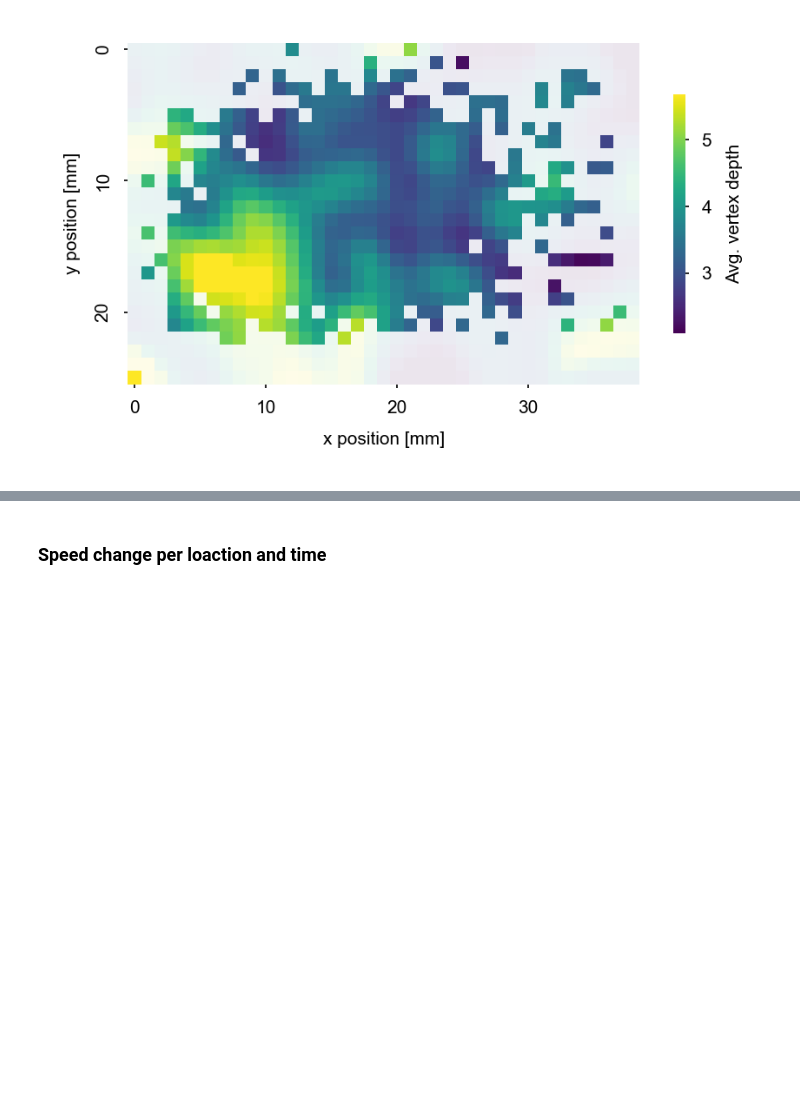
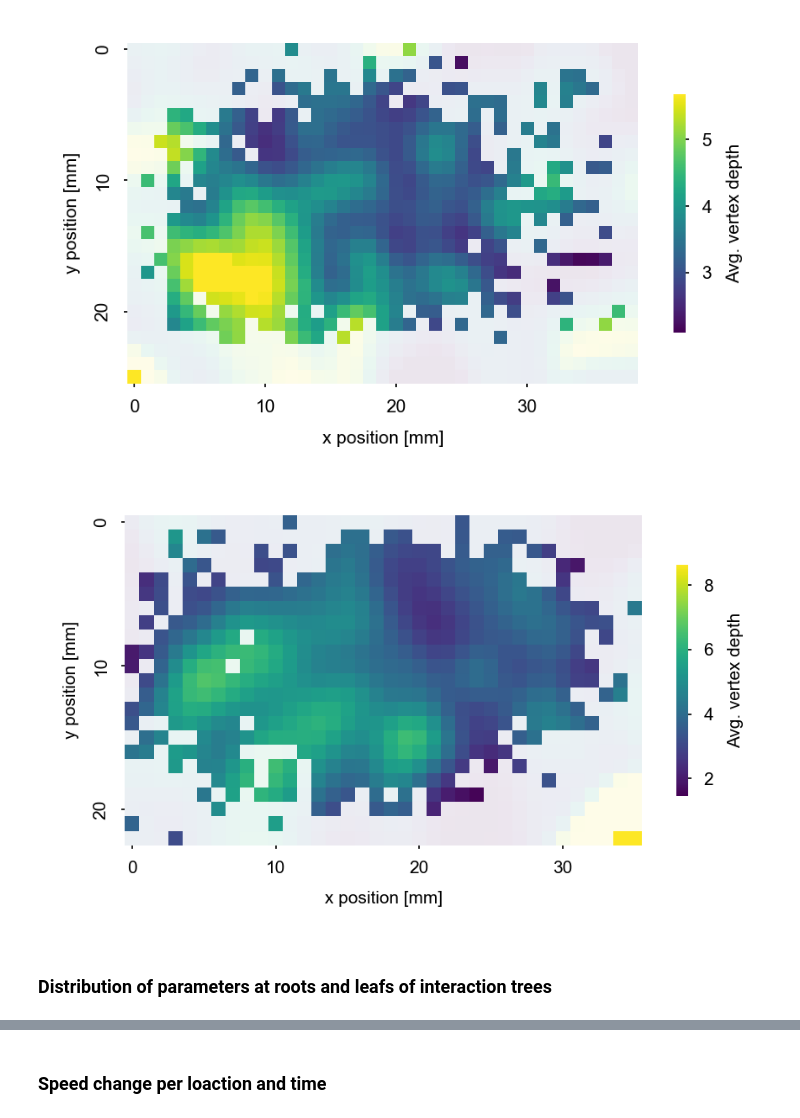
Before and after one commit to BioroboticsLab/speedtransfer, a Jupyter notebook: figures/figure_panel_3.ipynb, the cells around one changed output, grey strips where cells are left out. Saved outputs shown, nothing was run; the diff lists cells and outputs as text; code cells hidden in the pictures; blank space fills up the shorter version.

Commit message:
added interaction tree plots and tests for 2016

```diff
--- a/figures/figure_panel_3.ipynb
+++ b/figures/figure_panel_3.ipynb
@@ -98,2 +105,17 @@ plot_grid(vertex_depth_grid, 'depth', sim=False, alpha_grid=vertex_depth_grid_co
 # %% [output]
 [figure]
+# %%
+# Read data.
+path = path_settings.INTERACTION_TREE_DF_PATH_2016
+path_df = pd.read_csv(path, index_col=0)
+
+# Calculate median vertex depth and count per location.
+vertex_depth_grid, vertex_depth_grid_count = get_vertex_depth_per_loc(path_df)
+
+# Plot.
+plot_grid(vertex_depth_grid, "depth", sim=False, alpha_grid=vertex_depth_grid_count,
+              thresh=0.0001, save_to=os.path.join("imgs", "vertex_depth_per_loc_2016.svg"))
+# %% [output]
+[figure, added]
+# %% [markdown]
+### Distribution of parameters at roots and leafs of interaction trees
```
Also changed, not shown: parts of 7 cells of this notebook, 2 other files.
